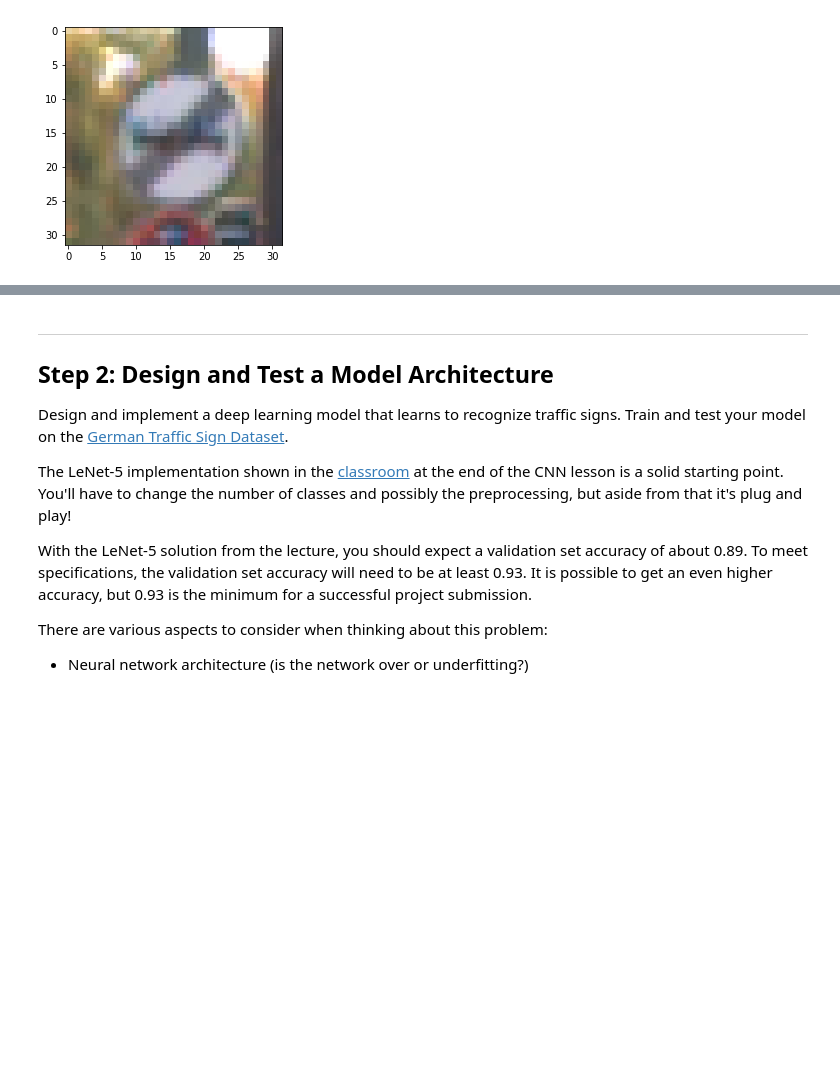
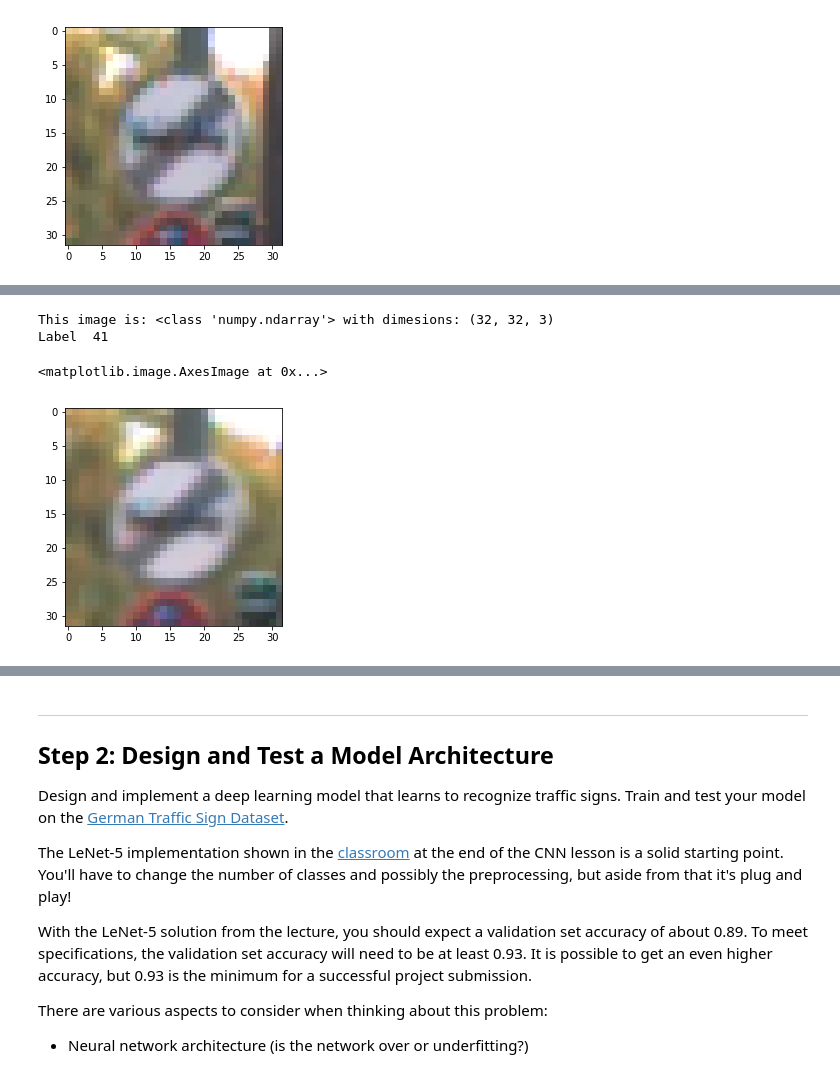
Before and after one commit to alburruss/CarND-Traffic-Sign-Classifier-Project, a Jupyter notebook: Traffic_Sign_Classifier_edit_AB.ipynb, the cells around one changed output, grey strips where cells are left out. Drawn from its saved outputs; the diff is of its cells as text; code cells hidden in the pictures; blank space fills up the shorter version.

```diff
--- a/Traffic_Sign_Classifier_edit_AB.ipynb
+++ b/Traffic_Sign_Classifier_edit_AB.ipynb
@@ -163,2 +218,12 @@ Label  41
+# %%
+img = X_train[100]
+print('This image is:', type(img), 'with dimesions:', img.shape)
+print('Label ', y_train[100])
+plt.imshow(img)
+# %% [output]
+This image is: <class 'numpy.ndarray'> with dimesions: (32, 32, 3)
+Label  41
+<matplotlib.image.AxesImage at 0x...>
+[figure, added]
 # %%
 # print sample from X_valid
```
Also changed, not shown: parts of 13 cells of this notebook.
